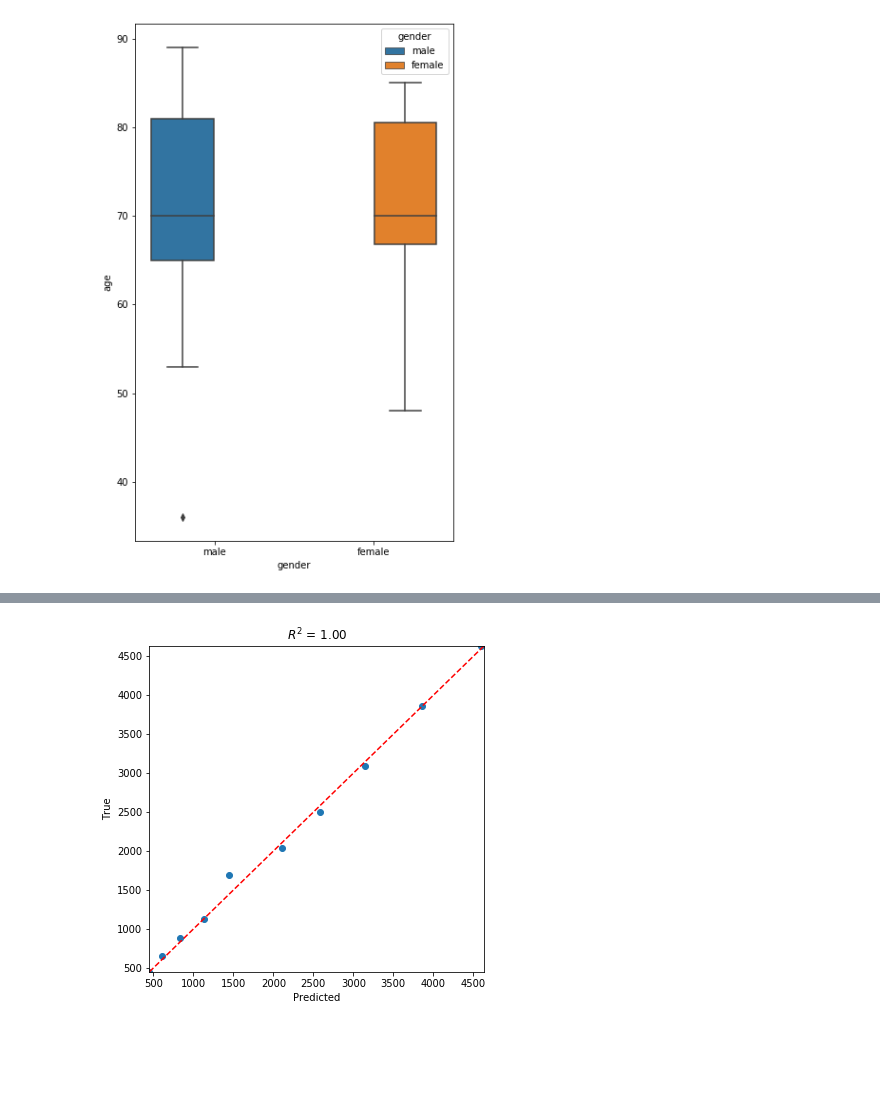
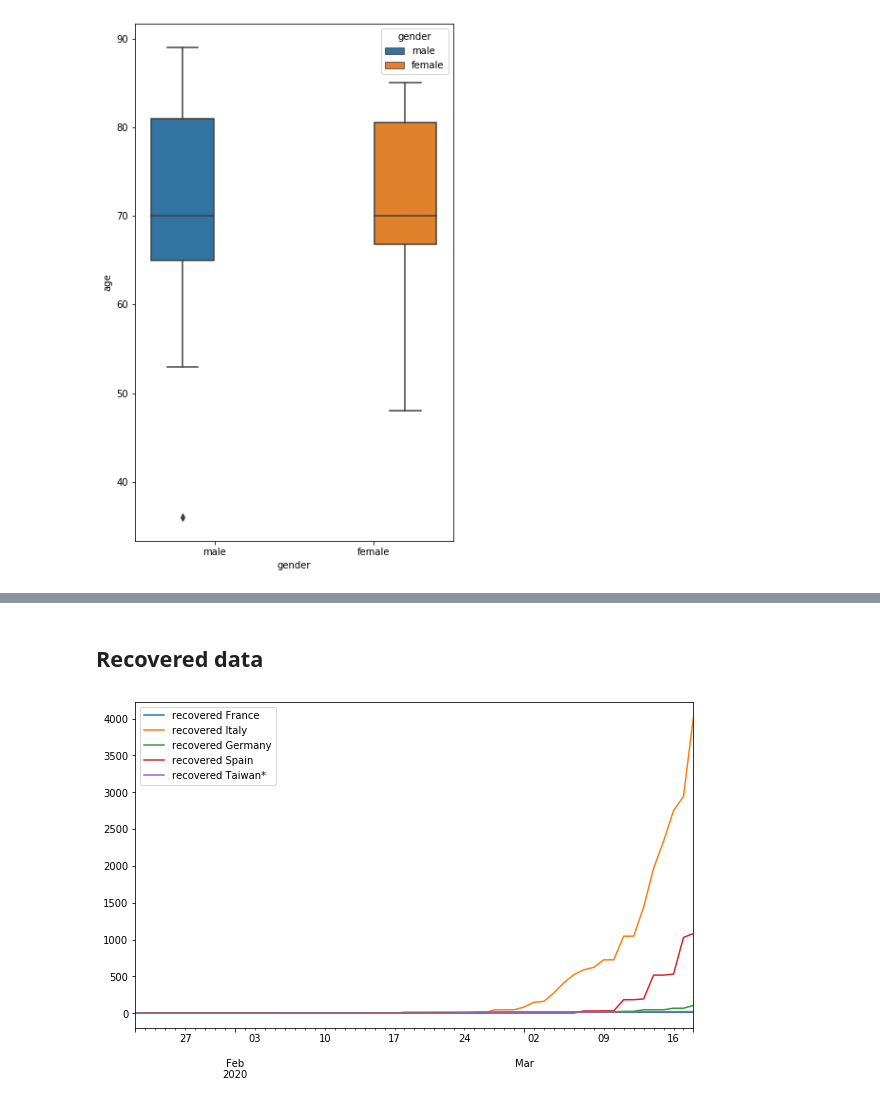
Before and after one commit to AmineDiro/Prediction-COVID19-France-, a Jupyter notebook: EDA france.ipynb, the cells around one changed output, grey strips where cells are left out. Saved outputs shown, nothing was run; the diff lists cells and outputs as text; code cells hidden in the pictures; blank space fills up the shorter version.

```diff
--- a/EDA france.ipynb
+++ b/EDA france.ipynb
@@ -187,17 +115,34 @@ lr = lr.fit(X_mat, y_mat)
-# %%
-y_pred = lr.predict(X_mat)
-
-fig, ax = plt.subplots(figsize=(6, 6))
-
-ax.scatter(y_pred, y_mat)
-
-one_to_one = np.arange(y_mat.min() - 2, y_mat.max() + 2)
-ax.plot(one_to_one, one_to_one, c="r", linestyle="--")
-
-ax.set_xlim((one_to_one[0], one_to_one[-1]))
-ax.set_ylim((one_to_one[0], one_to_one[-1]))
-ax.set_xlabel("Predicted")
-ax.set_ylabel("True")
-ax.set_title(f"$R^{2}$ = {r2_score(y_mat, y_pred):3.2f}");
-# %% [output]
-[figure, removed]
+# %% [markdown]
+## Recovered data
+# %%
+import pandas as pd
+import io
+import requests
+
+url_confirmed="https://raw.githubusercontent.com/CSSEGISandData/COVID-19/master/csse_covid_19_data/csse_covid_19_time_series/time_series_19-covid-Confirmed.csv"
+url_recovered="https://raw.githubusercontent.com/CSSEGISandData/COVID-19/master/csse_covid_19_data/csse_covid_19_time_series/time_series_19-covid-Recovered.csv"
+url_deaths="https://raw.githubusercontent.com/CSSEGISandData/COVID-19/master/csse_covid_19_data/csse_covid_19_time_series/time_series_19-covid-Deaths.csv"
+
+confirmed = pd.read_csv(url_confirmed)
+recovered = pd.read_csv(url_recovered)
+deaths = pd.read_csv(url_deaths)
+# %%
+countries =['France','Italy','Germany','Spain','Taiwan*']
+
+fig, ax = plt.subplots(1, 1, figsize=(10, 6))
+
+for l in countries:
+    r = recovered[recovered['Country/Region'] == l].iloc[0][4:]
+    r.index=pd.to_datetime(r.index)
+    r.name ='recovered '+l
+    c = confirmed[confirmed['Country/Region'] == l].iloc[0][4:]
+    c.index=pd.to_datetime(c.index)
+    c.name ='confirmed '+l
+    d = deaths[deaths['Country/Region'] == l].iloc[0][4:]
+    d.index=pd.to_datetime(d.index)
+    d.name='deaths '+l
+
+    l_data = pd.DataFrame([r]).transpose()
+    l_data.plot(ax=ax)
+# %% [output]
+[figure, added]
```
Also changed, not shown: parts of 15 cells of this notebook, 3 other files.
